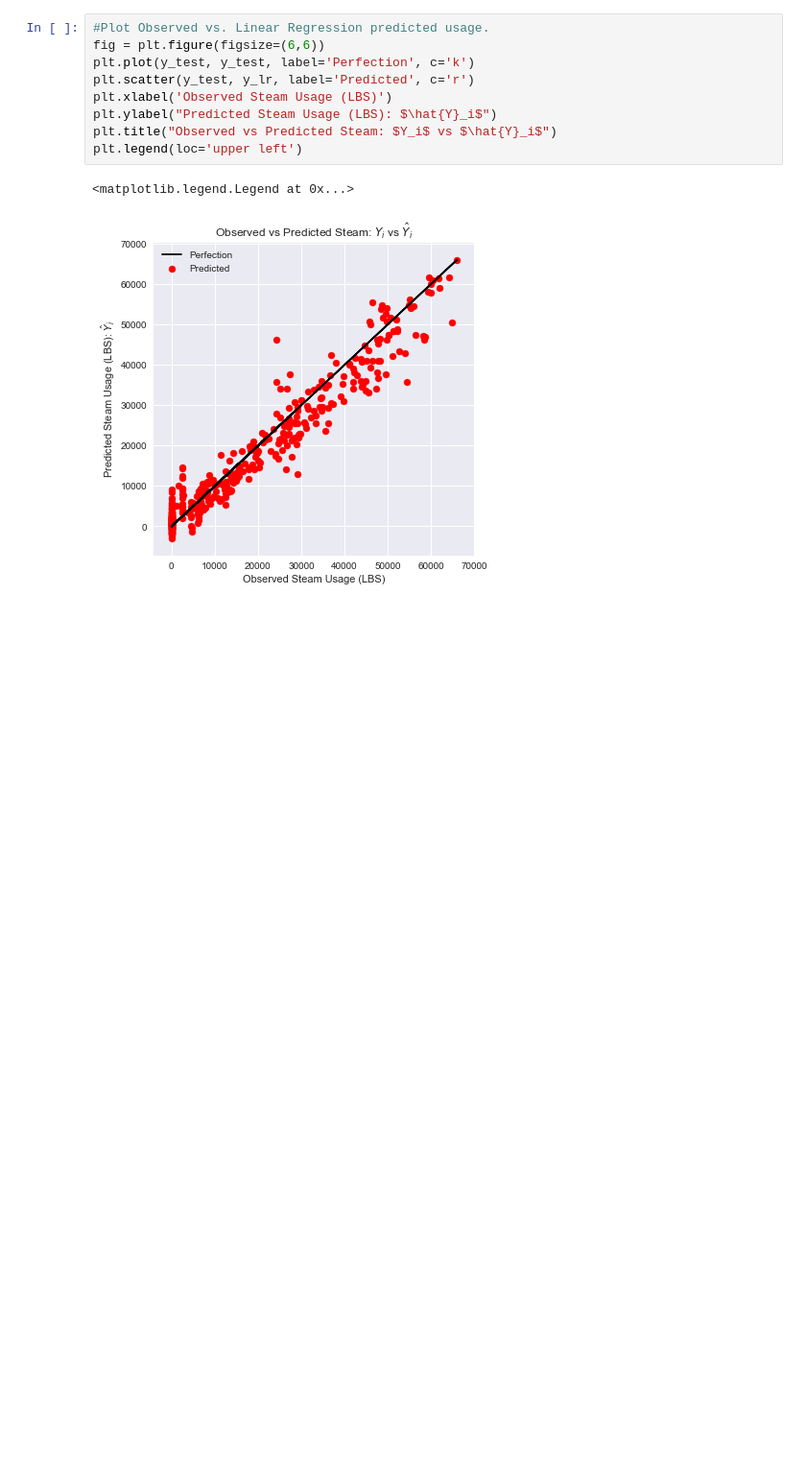
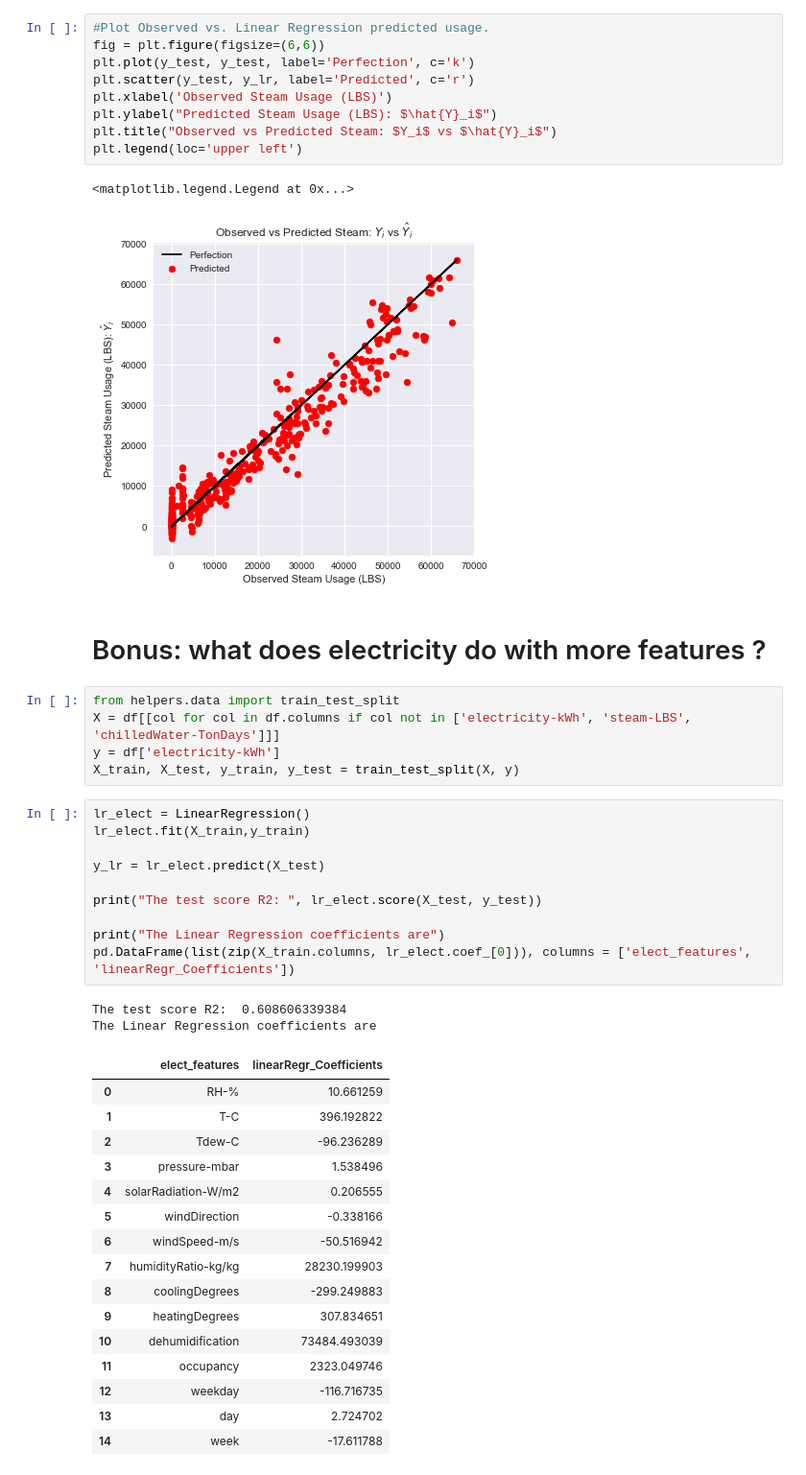
Before and after one commit to louisguitton/ifp-class-ml, a Jupyter notebook: part3/Solution.ipynb, the cells around one changed output. Shown at 96% size. Cells and saved outputs as stored; diff of their text form; blank space fills up the shorter version.

Commit message:
added neural network and bonus to solution

```diff
--- a/part3/Solution.ipynb
+++ b/part3/Solution.ipynb
@@ -155,3 +155,39 @@ plt.legend(loc='upper left')
 # %% [output]
 <matplotlib.legend.Legend at 0x...>
 [figure]
+# %% [markdown]
+# Bonus: what does electricity do with more features ?
+# %%
+from helpers.data import train_test_split
+X = df[[col for col in df.columns if col not in ['electricity-kWh', 'steam-LBS', 'chilledWater-TonDays']]]
+y = df['electricity-kWh']
+X_train, X_test, y_train, y_test = train_test_split(X, y)
+# %%
+lr_elect = LinearRegression()
+lr_elect.fit(X_train,y_train)
+
+y_lr = lr_elect.predict(X_test)
+
+print("The test score R2: ", lr_elect.score(X_test, y_test))
+
+print("The Linear Regression coefficients are")
+pd.DataFrame(list(zip(X_train.columns, lr_elect.coef_[0])), columns = ['elect_features', 'linearRegr_Coefficients'])
+# %% [output]
+The test score R2:  0.608606339384
+The Linear Regression coefficients are
+|  | elect_features | linearRegr_Coefficients |
+| 0 | RH-% | 10.661259 |
+| 1 | T-C | 396.192822 |
+| 2 | Tdew-C | -96.236289 |
+| 3 | pressure-mbar | 1.538496 |
+| 4 | solarRadiation-W/m2 | 0.206555 |
+| 5 | windDirection | -0.338166 |
+| 6 | windSpeed-m/s | -50.516942 |
+| 7 | humidityRatio-kg/kg | 28230.199903 |
+| 8 | coolingDegrees | -299.249883 |
+| 9 | heatingDegrees | 307.834651 |
+| 10 | dehumidification | 73484.493039 |
+| 11 | occupancy | 2323.049746 |
+| 12 | weekday | -116.716735 |
+| 13 | day | 2.724702 |
+| 14 | week | -17.611788 |
```
Also changed, not shown: parts of 1 cell of this notebook, 1 other file.
